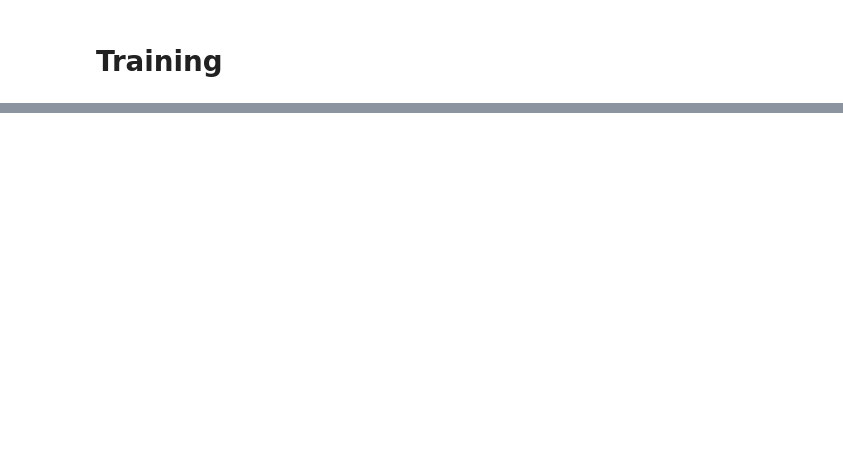
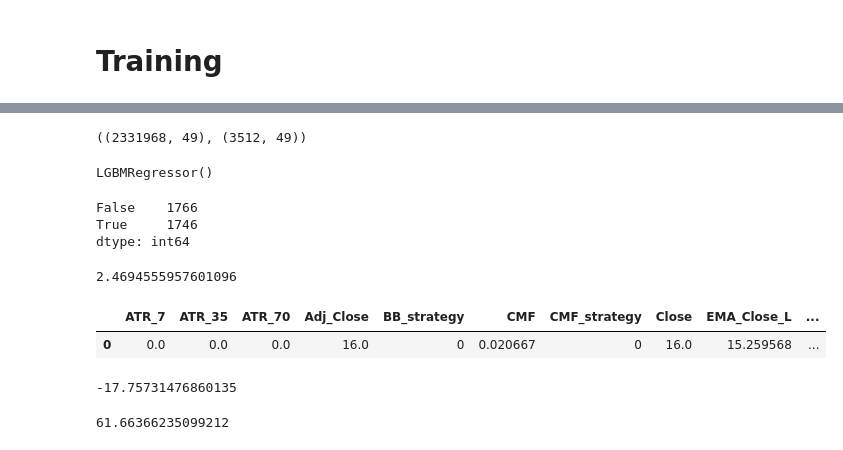
Before and after one commit to sanpier/ml_for_trading, a Jupyter notebook: stock_training.ipynb, the cells around one changed output, grey strips where cells are left out. Drawn from its saved outputs; the diff is of its cells as text; code cells hidden in the pictures; blank space fills up the shorter version.

```diff
--- a/stock_training.ipynb
+++ b/stock_training.ipynb
@@ -138,0 +218,42 @@ df_bio.head(1)
+# %%
+# seperate vtyx as a test set
+df_vtyx = eda.df[eda.df.company == 637].reset_index(drop=True)
+df_train = eda.df[eda.df.company != 637].reset_index(drop=True)
+df_train.shape, df_vtyx.shape
+# %% [output]
+((2331968, 49), (3512, 49))
+# %%
+# manually split data
+X_train = df_train.loc[:, df_train.columns != 'target_regression']
+y_train = df_train.target_regression
+X_test = df_vtyx.loc[:, df_vtyx.columns != 'target_regression']
+y_test = df_vtyx.target_regression
+# %%
+# train the model
+model = LGBMRegressor()
+model.fit(X_train, y_train)
+# %% [output]
+LGBMRegressor()
+# %%
+# do predictions
+df_vtyx['target_classification'] = np.where(df_vtyx['target_regression'] > 0, 1, -1)
+df_vtyx["ml_prediction"] = model.predict(X_test)
+df_vtyx['ml_strategy'] = np.where(df_vtyx['ml_prediction'] > 0, 1, -1)
+# %%
+# binary evaluation
+(df_vtyx['target_classification'] == df_vtyx['ml_strategy']).value_counts()
+# %% [output]
+False    1766
+True     1746
+dtype: int64
+# %%
+# check buy/sell
+buy, sell = decide_buy_sell(df_vtyx, "ml")
+backtest_strategy(df_vtyx, buy, sell)
+# %% [output]
+2.4694555957601096
+# %%
+df_vtyx.head(1)
+# %% [output]
+|  | ATR_7 | ATR_35 | ATR_70 | Adj_Close | BB_strategy | CMF | CMF_strategy | Close | EMA_Close_L | ... |
+| 0 | 0.0 | 0.0 | 0.0 | 16.0 | 0 | 0.020667 | 0 | 16.0 | 15.259568 | ... |
@@ -138,0 +315,8 @@ df_bio.head(1)
+# %%
+df_vtyx.target_regression.min()
+# %% [output]
+-17.75731476860135
+# %%
+df_vtyx.target_regression.max()
+# %% [output]
+61.66366235099212
```
Also changed, not shown: parts of 28 cells of this notebook, 4 other files.
